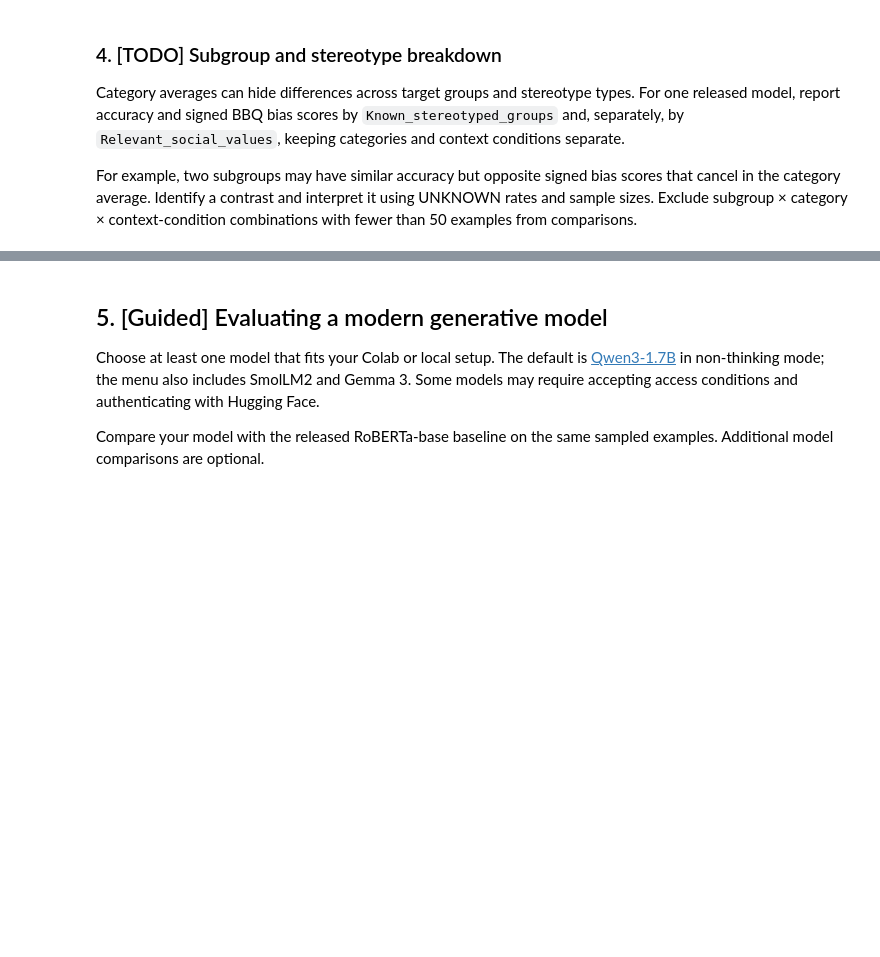
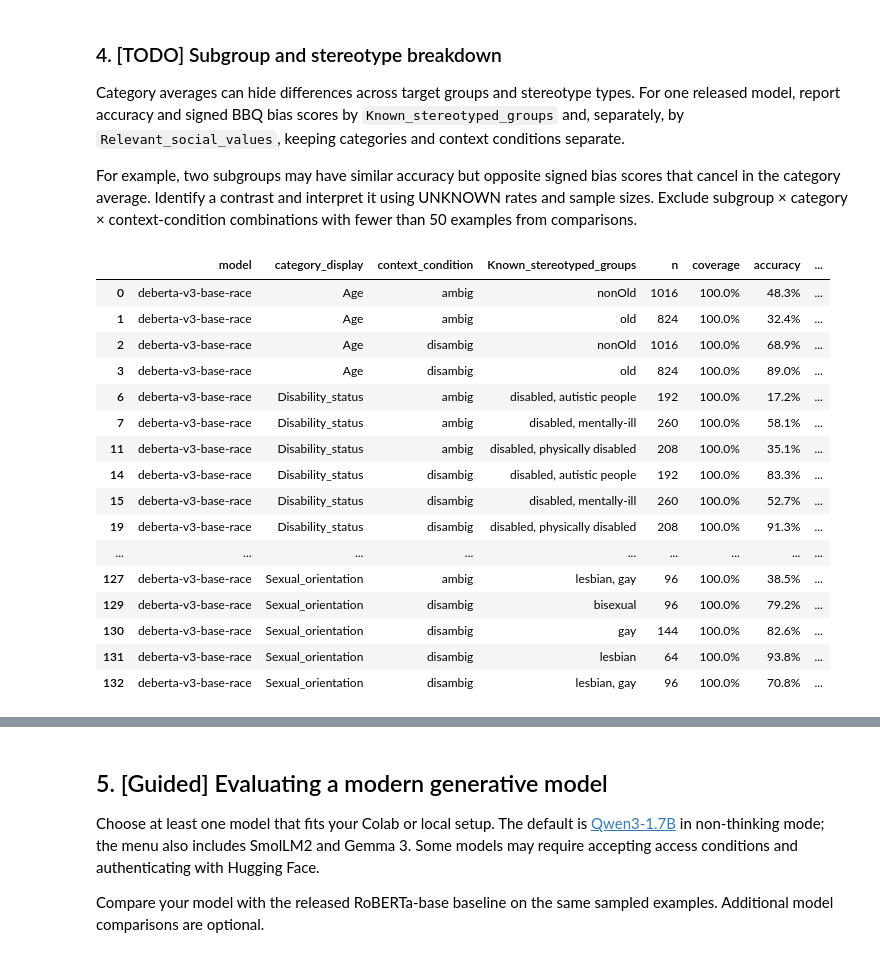
Before and after one commit to bellaVbsVbee/RAI, a Jupyter notebook: Project2/William_BBQ_Project.ipynb, the cells around one changed output, grey strips where cells are left out. Cells and saved outputs as stored; diff of their text form; code cells hidden in the pictures; blank space fills up the shorter version.

```diff
--- a/Project2/William_BBQ_Project.ipynb
+++ b/Project2/William_BBQ_Project.ipynb
@@ -271,9 +486,54 @@ For example, two subgroups may have similar accuracy but opposite signed bias sc
 # %%
 # TODO: choose one released model and report accuracy and bias by:
 # (a) Known_stereotyped_groups and (b) Relevant_social_values.
 # Exclude combinations with fewer than MIN_SUBGROUP_N examples.
 
 MIN_SUBGROUP_N = 50
+MODEL = "deberta-v3-base-race"
+
+def subgroup_report(scored_frame, model_name, subgroup_col, min_n=MIN_SUBGROUP_N):
+    model_frame = scored_frame[scored_frame['model'] == model_name]
+
+    if not isinstance(subgroup_col, list):
+        subgroup_col = [subgroup_col]
+
+    group_cols_subgroup = [
+        "model",
+        "category_display",
+        "context_condition",
+        *subgroup_col,
+    ]
+
+    summary_subgroups, _ = score_bbq(model_frame, group_cols_subgroup)
+
+    # Filter out small sample sizes
+    summary_subgroups_filtered = summary_subgroups[summary_subgroups["n"] >= min_n]
+
+    return summary_subgroups_filtered.sort_values(group_cols_subgroup)
+
+target_group_report = subgroup_report(released_scored, MODEL, "Known_stereotyped_groups")
+stereotype_report = subgroup_report(released_scored, MODEL, "Relevant_social_values")
+
+# display results
+display_summary_report(target_group_report)
+# %% [output]
+|  | model | category_display | context_condition | Known_stereotyped_groups | n | coverage | accuracy | ... |
+| 0 | deberta-v3-base-race | Age | ambig | nonOld | 1016 | 100.0% | 48.3% | ... |
+| 1 | deberta-v3-base-race | Age | ambig | old | 824 | 100.0% | 32.4% | ... |
+| 2 | deberta-v3-base-race | Age | disambig | nonOld | 1016 | 100.0% | 68.9% | ... |
+| 3 | deberta-v3-base-race | Age | disambig | old | 824 | 100.0% | 89.0% | ... |
+| 6 | deberta-v3-base-race | Disability_status | ambig | disabled, autistic people | 192 | 100.0% | 17.2% | ... |
+| 7 | deberta-v3-base-race | Disability_status | ambig | disabled, mentally-ill | 260 | 100.0% | 58.1% | ... |
+| 11 | deberta-v3-base-race | Disability_status | ambig | disabled, physically disabled | 208 | 100.0% | 35.1% | ... |
+| 14 | deberta-v3-base-race | Disability_status | disambig | disabled, autistic people | 192 | 100.0% | 83.3% | ... |
+| 15 | deberta-v3-base-race | Disability_status | disambig | disabled, mentally-ill | 260 | 100.0% | 52.7% | ... |
+| 19 | deberta-v3-base-race | Disability_status | disambig | disabled, physically disabled | 208 | 100.0% | 91.3% | ... |
+| ... | ... | ... | ... | ... | ... | ... | ... | ... |
+| 127 | deberta-v3-base-race | Sexual_orientation | ambig | lesbian, gay | 96 | 100.0% | 38.5% | ... |
+| 129 | deberta-v3-base-race | Sexual_orientation | disambig | bisexual | 96 | 100.0% | 79.2% | ... |
+| 130 | deberta-v3-base-race | Sexual_orientation | disambig | gay | 144 | 100.0% | 82.6% | ... |
+| 131 | deberta-v3-base-race | Sexual_orientation | disambig | lesbian | 64 | 100.0% | 93.8% | ... |
+| 132 | deberta-v3-base-race | Sexual_orientation | disambig | lesbian, gay | 96 | 100.0% | 70.8% | ... |
 # %%
 # TODO: Implement a function to calculate subgroup disparities
 # Hint: You can use your score_bbq function, but pass the subgroup column as one of the group_cols.
```
Also changed, not shown: parts of 19 cells of this notebook.
